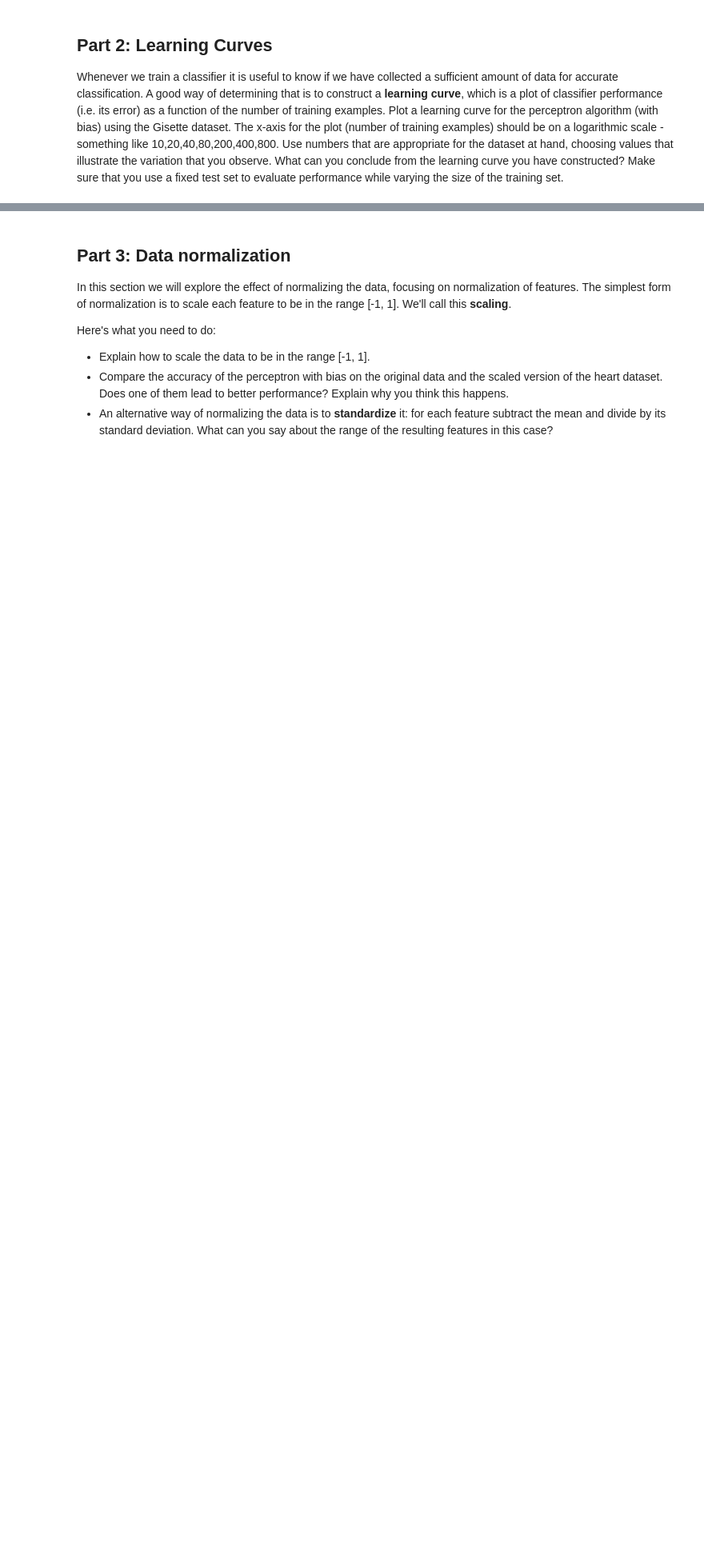
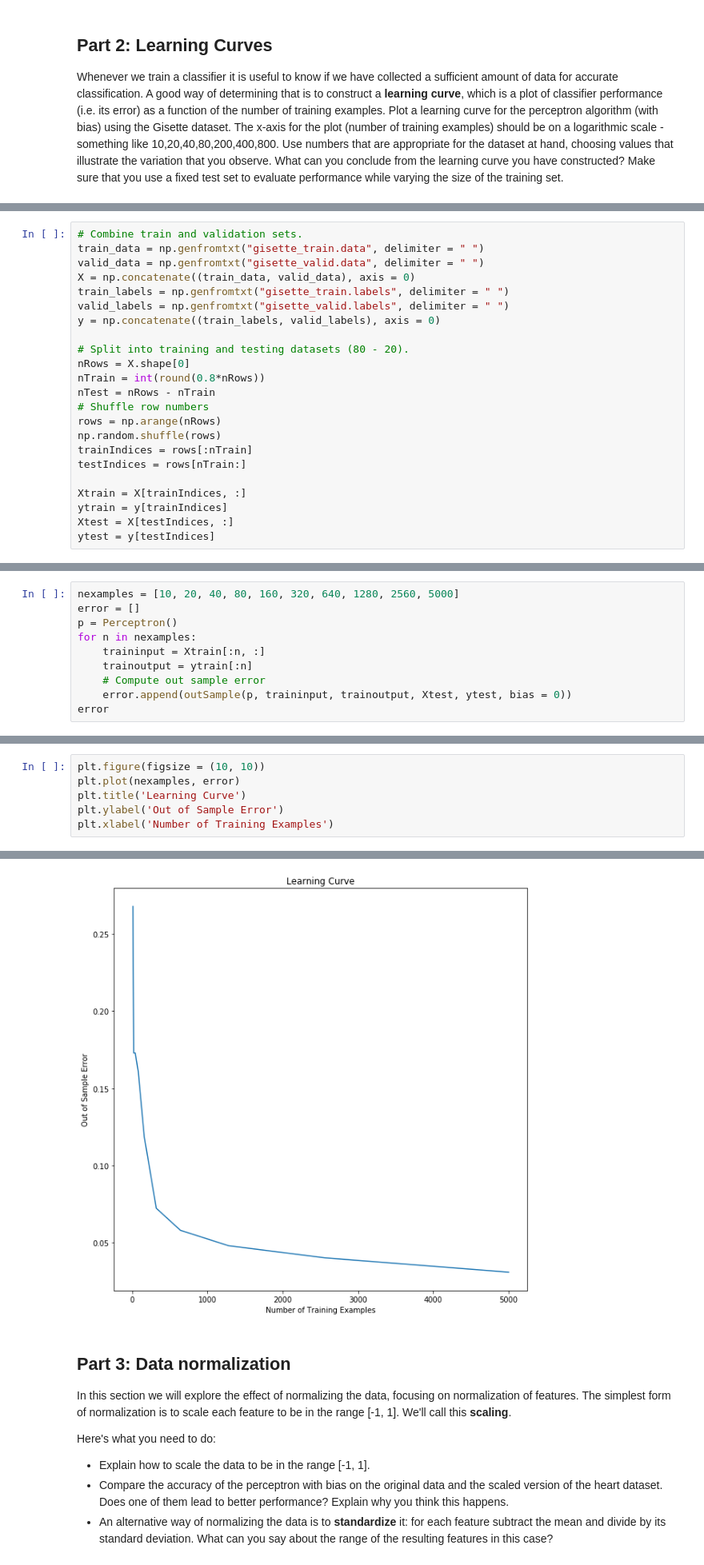
Before and after one commit to vignesh-pagadala/perceptron-variants, a Jupyter notebook: assignment2.ipynb, the cells around one changed output, grey strips where cells are left out. Shown: that part at 80% size. Cells and saved outputs as stored; diff of their text form; blank space fills up the shorter version.

```diff
--- a/assignment2.ipynb
+++ b/assignment2.ipynb
@@ -376,0 +375,23 @@ Whenever we train a classifier it is useful to know if we have collected a suffi
+# %%
+# Combine train and validation sets.
+train_data = np.genfromtxt("gisette_train.data", delimiter = " ")
+valid_data = np.genfromtxt("gisette_valid.data", delimiter = " ")
+X = np.concatenate((train_data, valid_data), axis = 0)
+train_labels = np.genfromtxt("gisette_train.labels", delimiter = " ")
+valid_labels = np.genfromtxt("gisette_valid.labels", delimiter = " ")
+y = np.concatenate((train_labels, valid_labels), axis = 0)
+
+# Split into training and testing datasets (80 - 20).
+nRows = X.shape[0]
+nTrain = int(round(0.8*nRows))
+nTest = nRows - nTrain
+# Shuffle row numbers
+rows = np.arange(nRows)
+np.random.shuffle(rows)
+trainIndices = rows[:nTrain]
+testIndices = rows[nTrain:]
+
+Xtrain = X[trainIndices, :]
+ytrain = y[trainIndices]
+Xtest = X[testIndices, :]
+ytest = y[testIndices]
@@ -376,0 +403,10 @@ Whenever we train a classifier it is useful to know if we have collected a suffi
+# %%
+nexamples = [10, 20, 40, 80, 160, 320, 640, 1280, 2560, 5000]
+error = []
+p = Perceptron()
+for n in nexamples:
+    traininput = Xtrain[:n, :]
+    trainoutput = ytrain[:n]
+    # Compute out sample error
+    error.append(outSample(p, traininput, trainoutput, Xtest, ytest, bias = 0))
+error
@@ -376,0 +424,7 @@ Whenever we train a classifier it is useful to know if we have collected a suffi
+# %%
+plt.figure(figsize = (10, 10))
+plt.plot(nexamples, error)
+plt.title('Learning Curve')
+plt.ylabel('Out of Sample Error')
+plt.xlabel('Number of Training Examples')
+# %% [output]
@@ -377,3 +432,4 @@ Whenever we train a classifier it is useful to know if we have collected a suffi
+[figure, added]
 # %% [markdown]
 ## Part 3:  Data normalization
 
```
Also changed, not shown: parts of 4 cells of this notebook.
